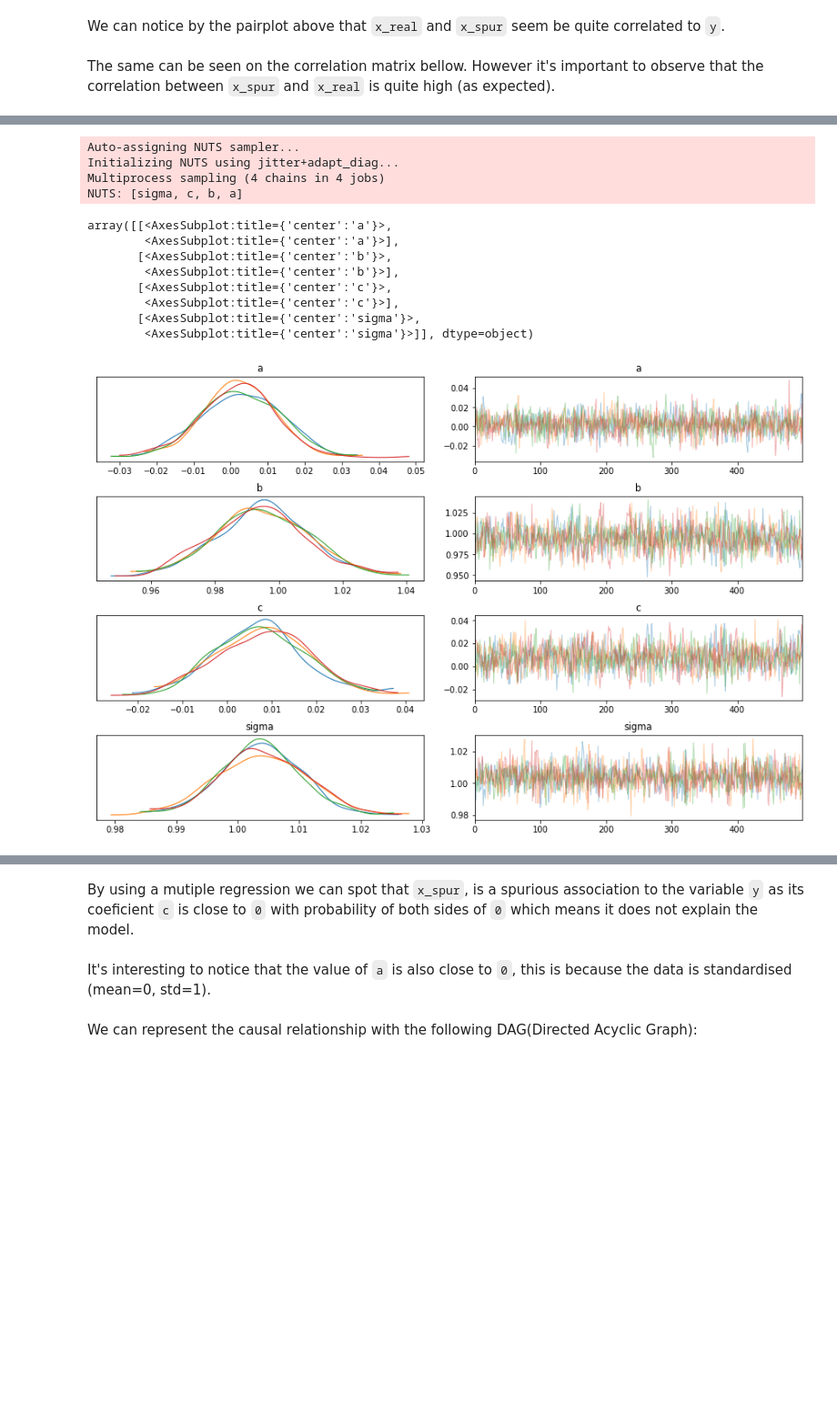
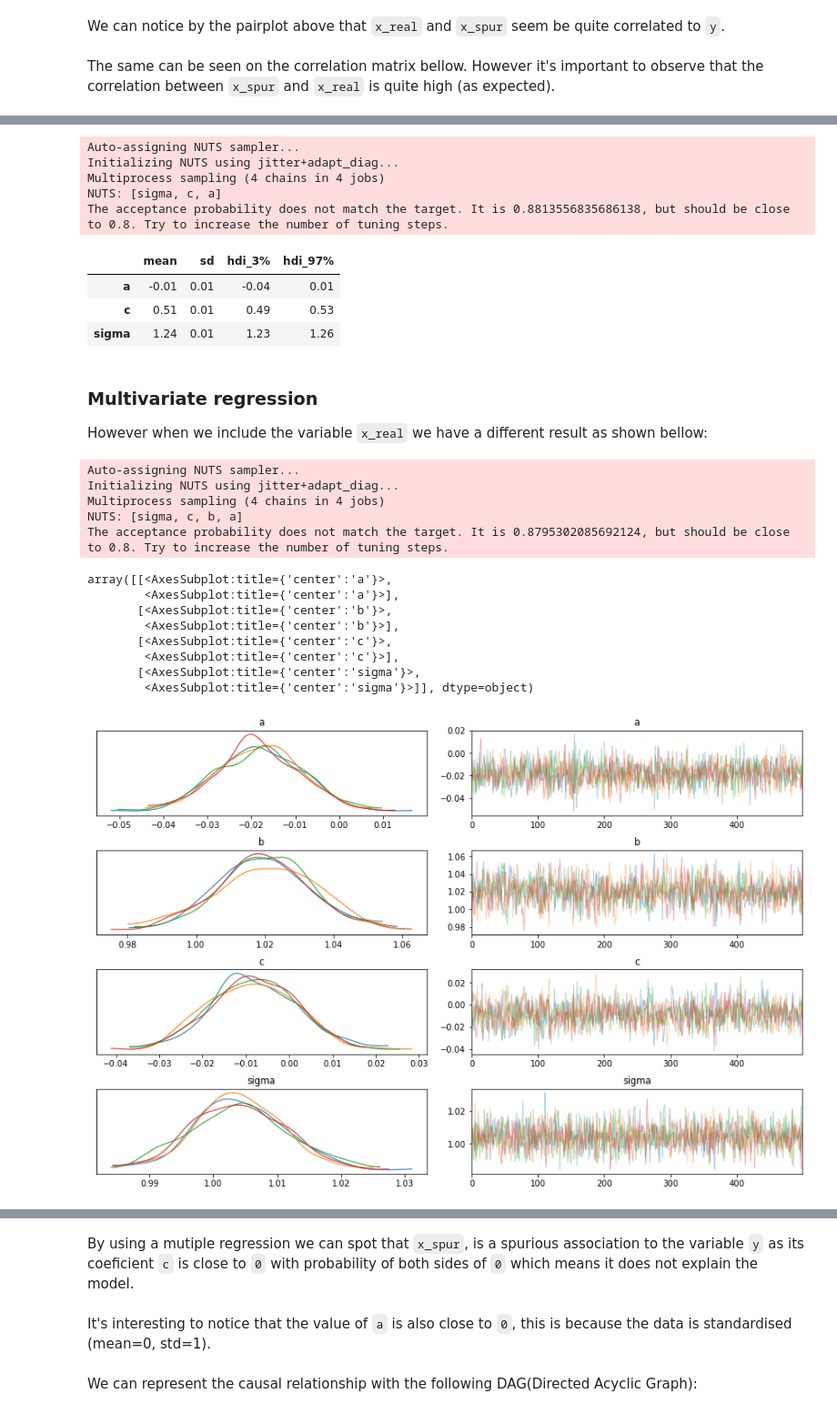
Before and after one commit to elisiojsj/Data-Science, a Jupyter notebook: Spurious_association_simulation.ipynb, the cells around one changed output, grey strips where cells are left out. Shown: that part at 91% size. Saved outputs shown, nothing was run; the diff lists cells and outputs as text; code cells hidden in the pictures; blank space fills up the shorter version.

Commit message:
spurious regression; conclusion

```diff
--- a/Spurious_association_simulation.ipynb
+++ b/Spurious_association_simulation.ipynb
@@ -66,29 +69,56 @@ df.corr()
+# %%
+with pm.Model() as spur_t:
+    a = pm.Normal('a', 0, 1)
+    c = pm.Normal('c', 0, 1)
+    mu = pm.Deterministic('mu', a + c*x_spur)
+    sigma = pm.Exponential('sigma', 1)
+    y = pm.Normal('y', mu=mu, sigma=sigma, observed=df['y'])
+
+    spur_trace = pm.sample()
+# %% [output]
+Auto-assigning NUTS sampler...
+Initializing NUTS using jitter+adapt_diag...
+Multiprocess sampling (4 chains in 4 jobs)
+NUTS: [sigma, c, a]
+The acceptance probability does not match the target. It is 0.8813556835686138, but should be close to 0.8. Try to increase the number of tuning steps.
+# %%
+varnames = ['~mu']
+az.summary(spur_trace, varnames, round_to=2, kind="stats")
+# %% [output]
+|  | mean | sd | hdi_3% | hdi_97% |
+| a | -0.01 | 0.01 | -0.04 | 0.01 |
+| c | 0.51 | 0.01 | 0.49 | 0.53 |
+| sigma | 1.24 | 0.01 | 1.23 | 1.26 |
+# %% [markdown]
+### Multivariate regression
+However when we include the variable `x_real` we have a different result as shown bellow:
 # %%
-with pm.Model() as spur_t:
+with pm.Model() as full_model:
     a = pm.Normal('a', 0, 1)
     b = pm.Normal('b', 0, 1)
     c = pm.Normal('c', 0, 1)
     mu = pm.Deterministic('mu', a + b*x_real + c*x_spur)
     sigma = pm.Exponential('sigma', 1)
-    y = pm.Normal('y', mu=mu, sigma=sigma, observed=y)
+    y = pm.Normal('y', mu=mu, sigma=sigma, observed=df['y'])
 
-    spur_trace = pm.sample()
+    full_trace = pm.sample()
 # %% [output]
 Auto-assigning NUTS sampler...
 Initializing NUTS using jitter+adapt_diag...
 Multiprocess sampling (4 chains in 4 jobs)
 NUTS: [sigma, c, b, a]
+The acceptance probability does not match the target. It is 0.8795302085692124, but should be close to 0.8. Try to increase the number of tuning steps.
 # %%
 varnames = ['~mu']
-az.plot_trace(spur_trace, var_names=varnames)
+az.plot_trace(full_trace, var_names=varnames)
 # %% [output]
 array([[<AxesSubplot:title={'center':'a'}>,
         <AxesSubplot:title={'center':'a'}>],
        [<AxesSubplot:title={'center':'b'}>,
         <AxesSubplot:title={'center':'b'}>],
        [<AxesSubplot:title={'center':'c'}>,
         <AxesSubplot:title={'center':'c'}>],
        [<AxesSubplot:title={'center':'sigma'}>,
         <AxesSubplot:title={'center':'sigma'}>]], dtype=object)
-[figure, old version]
+[figure, new version]
 # %%
```
Also changed, not shown: parts of 8 cells of this notebook.
